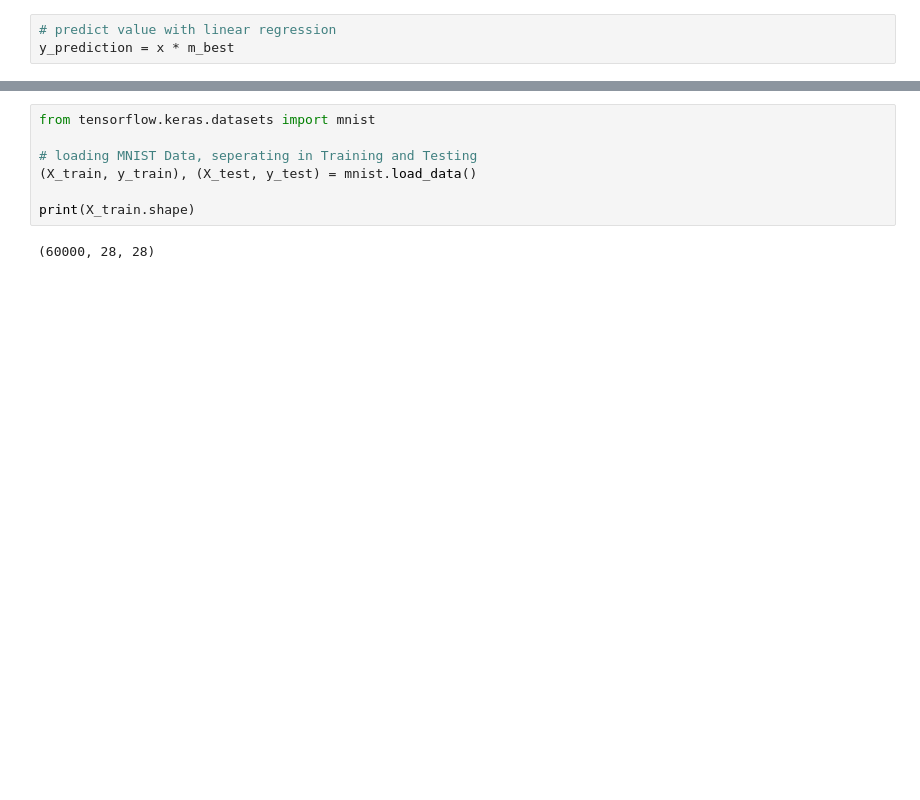
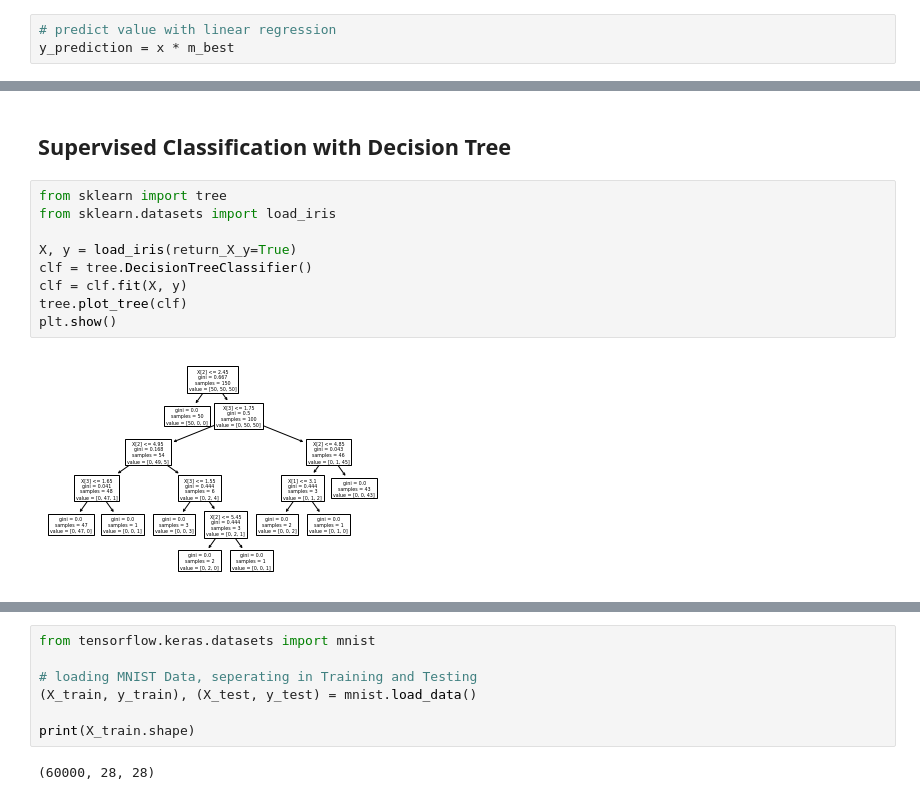
Before and after one commit to Davideee/schleuniger-ml, a Jupyter notebook: MachineLearningCourse.ipynb, the cells around one changed output, grey strips where cells are left out. Saved outputs shown, nothing was run; the diff lists cells and outputs as text; blank space fills up the shorter version.

```diff
--- a/MachineLearningCourse.ipynb
+++ b/MachineLearningCourse.ipynb
@@ -96,0 +132,13 @@ plt.show()
+# %% [markdown]
+## Supervised Classification with Decision Tree
+# %%
+from sklearn import tree
+from sklearn.datasets import load_iris
+
+X, y = load_iris(return_X_y=True)
+clf = tree.DecisionTreeClassifier()
+clf = clf.fit(X, y)
+tree.plot_tree(clf)
+plt.show()
+# %% [output]
+[figure, added]
```
Also changed, not shown: parts of 29 cells of this notebook, 4 other files.
